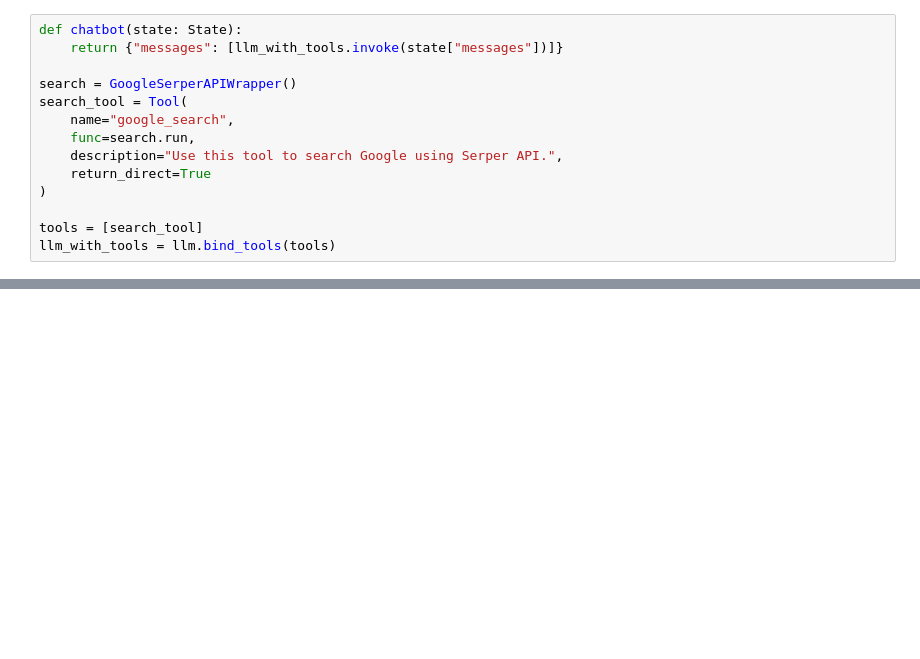
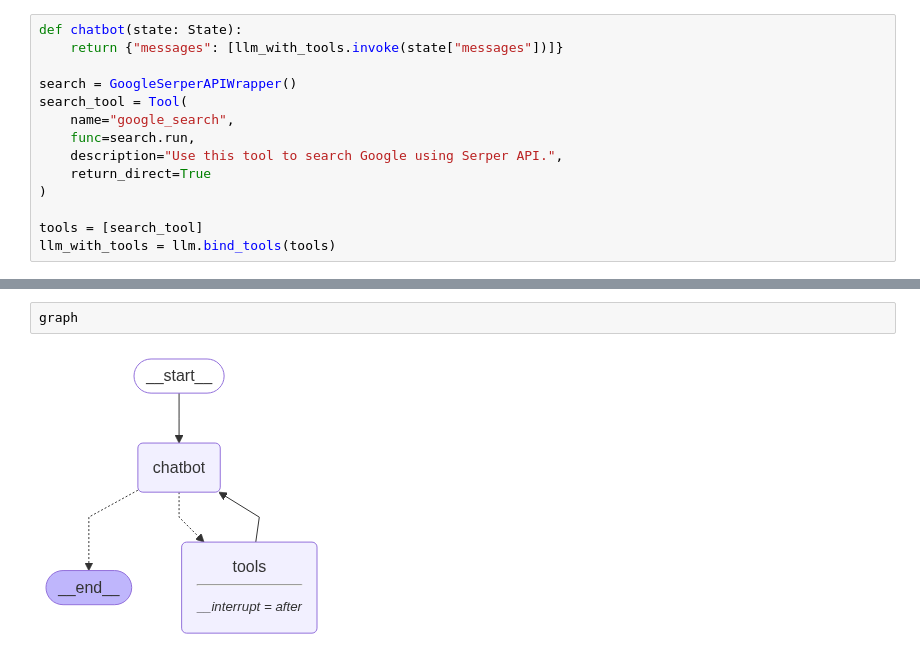
Before and after one commit to minh-quan2811/AI-agent-study, a Jupyter notebook: Chatbot-Project/LangGraphAgentTesting.ipynb, the cells around one changed output, grey strips where cells are left out. Saved outputs shown, nothing was run; the diff lists cells and outputs as text; blank space fills up the shorter version.

```diff
--- a/Chatbot-Project/LangGraphAgentTesting.ipynb
+++ b/Chatbot-Project/LangGraphAgentTesting.ipynb
@@ -104,0 +647,4 @@ GoodBye !!
+# %%
+graph
+# %% [output]
+[figure, added]
```
Also changed, not shown: parts of 14 cells of this notebook.
